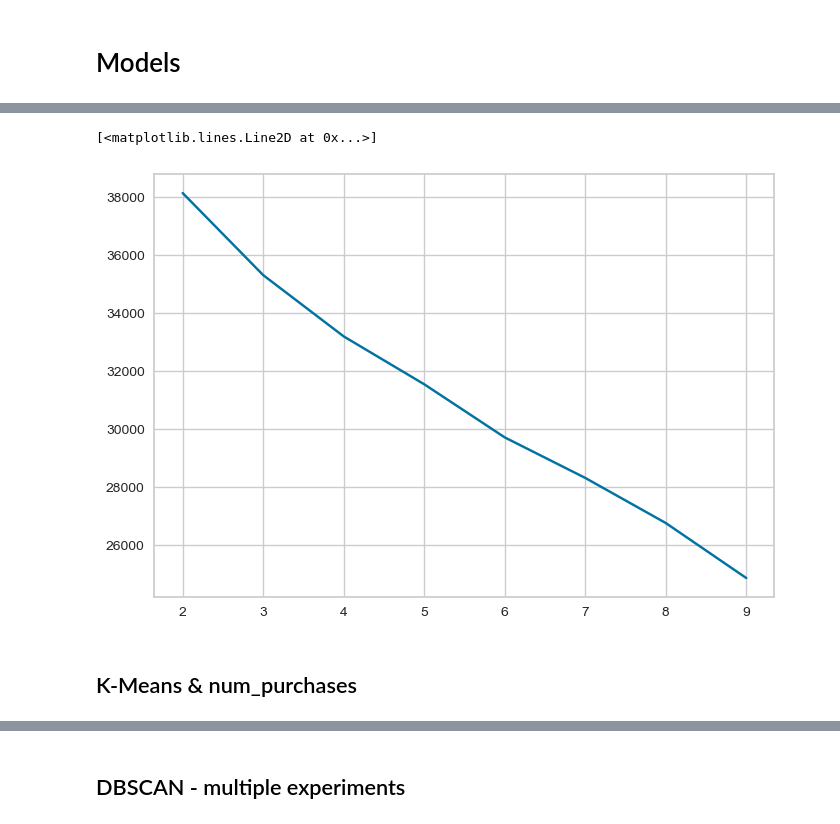
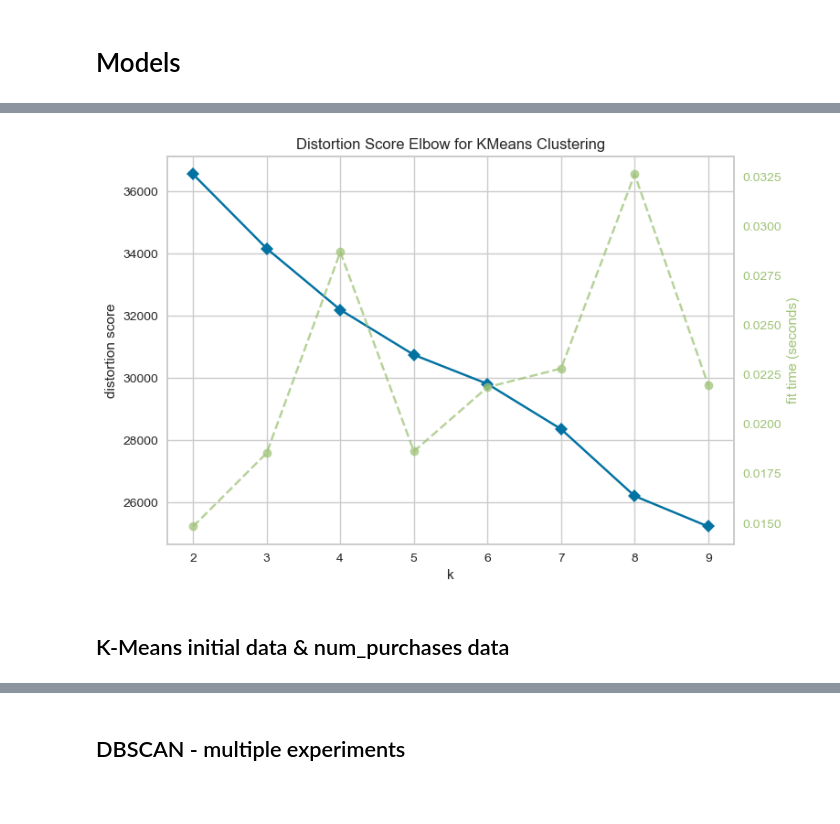
Before and after one commit to mariakopsacheili/Machine-Learning-Second-Project-Clustering, a Jupyter notebook: 4 .Modeling/Model.ipynb, the cells around one changed output, grey strips where cells are left out. Saved outputs shown, nothing was run; the diff lists cells and outputs as text; code cells hidden in the pictures; blank space fills up the shorter version.

```diff
--- a/4 .Modeling/Model.ipynb
+++ b/4 .Modeling/Model.ipynb
@@ -32,2 +32,5 @@ df = df.join(num_purchases)
 # %% [markdown]
 # Models
+# %%
+data_encoded.drop(columns ='Dependants', inplace= True) #Dependants were a calculated column for EDA analysis
+# Teen and Small children had a significant difference in households' spending amounts, so that is the reason of keeping these columns.
@@ -67,10 +72,14 @@ for i in range(2,10):
 # %%
-plt.plot([x for x in range(2, 10)], inertia_list)
+model = KMeans(n_init='auto')
+visualizer = KElbowVisualizer(model, k=(2,10), locate_elbow=True)
+
+visualizer.fit(data_encoded_scaled)        # Fit the data to the visualizer
+visualizer.poof()        # Draw/show/poof the data
+plt.show()
 # %% [output]
-[<matplotlib.lines.Line2D at 0x...>]
-[figure, old version]
+[figure, new version]
 # %% [markdown]
-## K-Means & num_purchases
+## K-Means initial data & num_purchases data
 # %%
 df_enc_num = data_encoded.join(num_purchases)
 # %%
```
Also changed, not shown: parts of 53 cells of this notebook, 3 other files.
